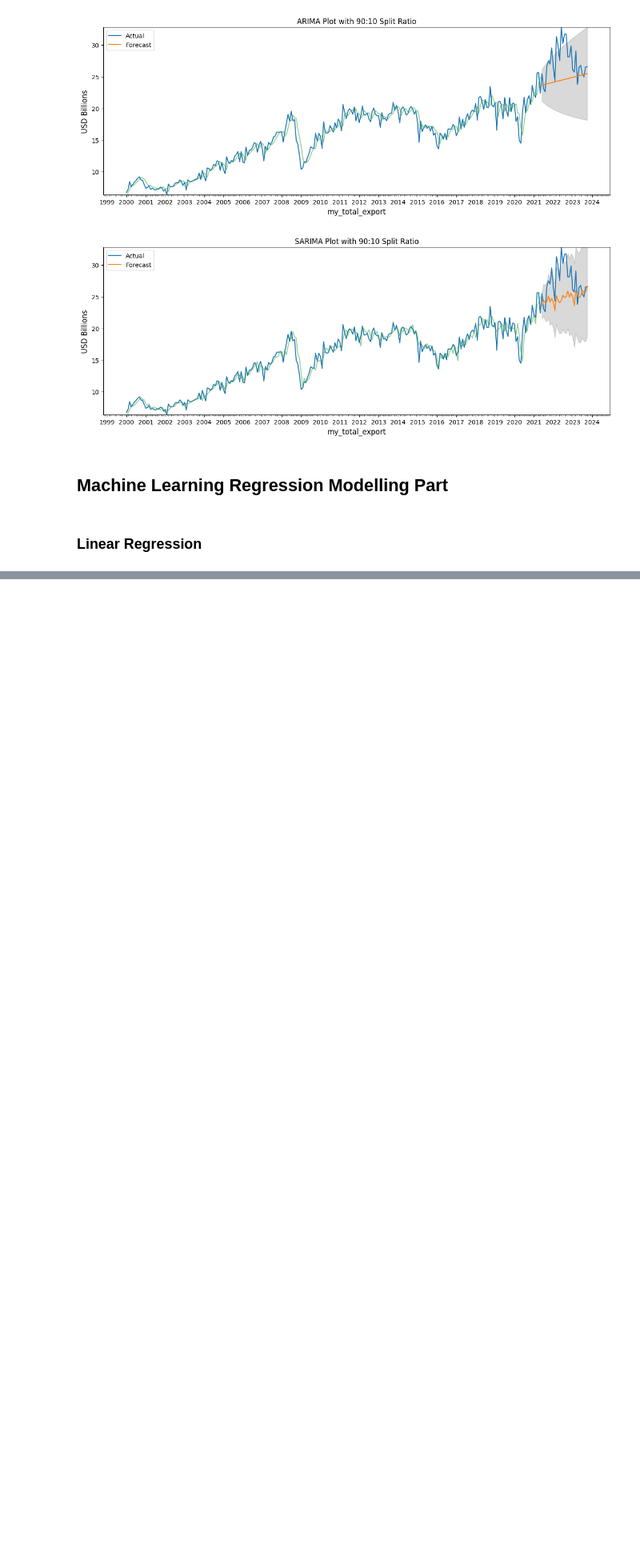
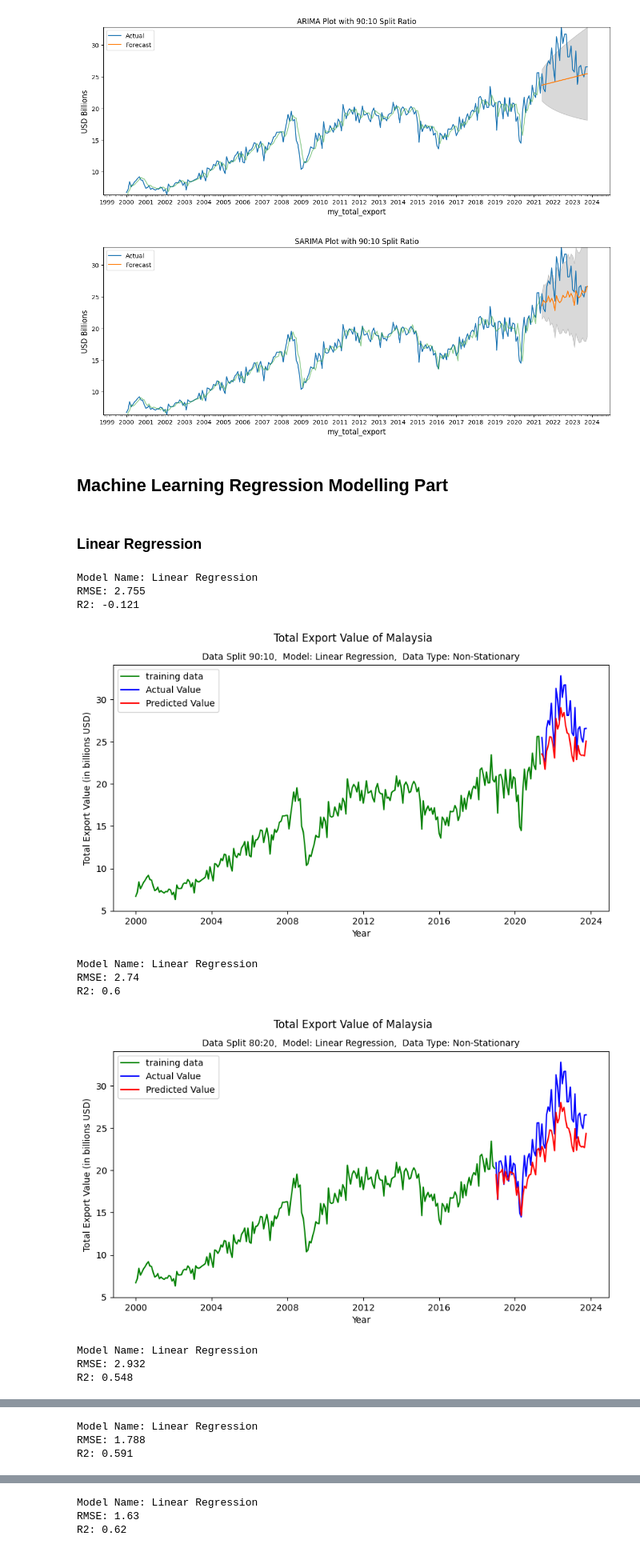
Before and after one commit to jhwong97/wqd7002-forecasting-export-project, a Jupyter notebook: test_code_area.ipynb, the cells around one changed output, grey strips where cells are left out. Shown at 80% size. Saved outputs shown, nothing was run; the diff lists cells and outputs as text; code cells hidden in the pictures; blank space fills up the shorter version.

Commit message:
Added code for Linear Regression Models

```diff
--- a/test_code_area.ipynb
+++ b/test_code_area.ipynb
@@ -1376,0 +1376,15 @@ def linear_regression_model(X, Y, test_size_list, stationary):
+# %%
+linear_regression_model(X, Y, test_size_list = [0.1, 0.2, 0.3], stationary=False)
+linear_regression_model(X1, Y1, test_size_list = [0.1, 0.2, 0.3], stationary=True)
+# %% [output]
+Model Name: Linear Regression
+RMSE: 2.755
+R2: -0.121
+[figure, added]
+Model Name: Linear Regression
+RMSE: 2.74
+R2: 0.6
+[figure, added]
+Model Name: Linear Regression
+RMSE: 2.932
+R2: 0.548
@@ -1376,0 +1392,3 @@ def linear_regression_model(X, Y, test_size_list, stationary):
+Model Name: Linear Regression
+RMSE: 1.788
+R2: 0.591
@@ -1376,0 +1396,3 @@ def linear_regression_model(X, Y, test_size_list, stationary):
+Model Name: Linear Regression
+RMSE: 1.63
+R2: 0.62
```
Also changed, not shown: parts of 3 cells of this notebook.
